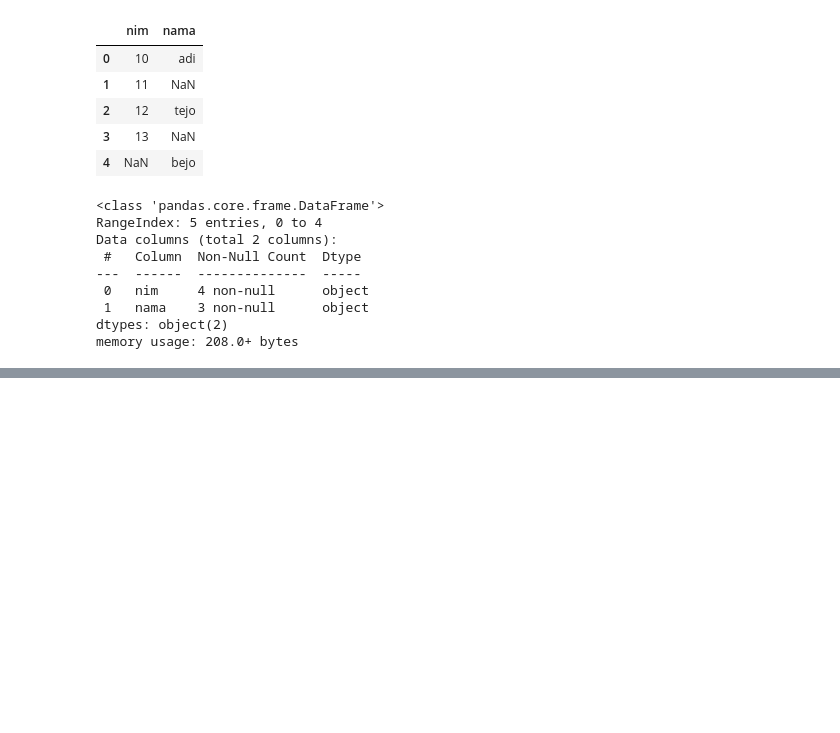
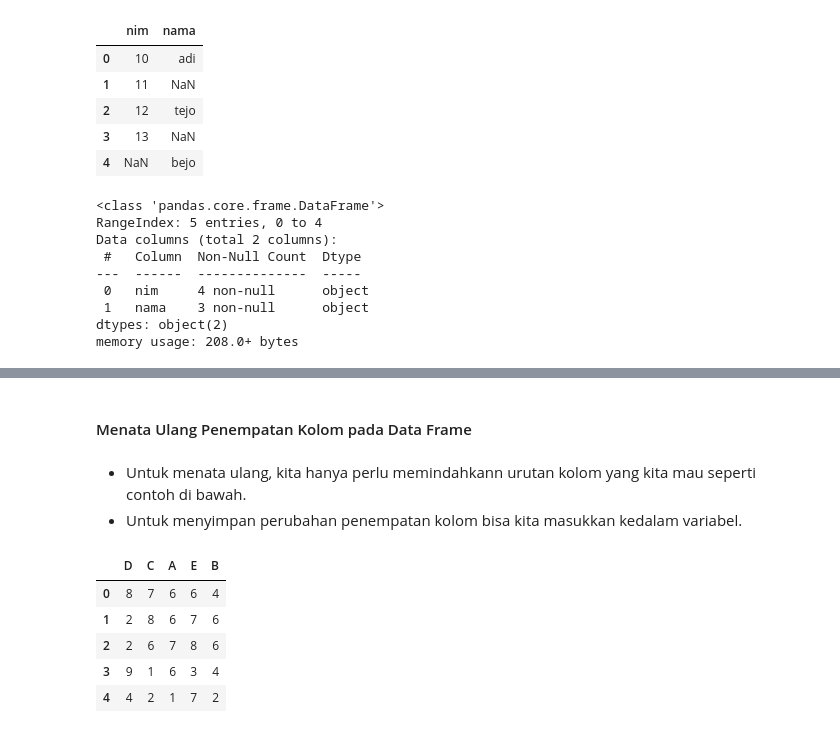
Before and after one commit to AlbertusAlanMehetabel/trik_pandas, a Jupyter notebook: Trik_Pandas_11.ipynb, the cells around one changed output, grey strips where cells are left out. Saved outputs shown, nothing was run; the diff lists cells and outputs as text; code cells hidden in the pictures; blank space fills up the shorter version.

```diff
--- a/Trik_Pandas_11.ipynb
+++ b/Trik_Pandas_11.ipynb
@@ -201,0 +235,14 @@ memory usage: 208.0+ bytes
+# %% [markdown]
+#### Menata Ulang Penempatan Kolom pada Data Frame
+# %% [markdown]
+- Untuk menata ulang, kita hanya perlu memindahkann urutan kolom yang kita mau seperti contoh di bawah.
+- Untuk menyimpan perubahan penempatan  kolom bisa kita masukkan kedalam variabel.
+# %%
+df[['D', 'C', 'A', 'E', 'B']]
+# %% [output]
+|  | D | C | A | E | B |
+| 0 | 8 | 7 | 6 | 6 | 4 |
+| 1 | 2 | 8 | 6 | 7 | 6 |
+| 2 | 2 | 6 | 7 | 8 | 6 |
+| 3 | 9 | 1 | 6 | 3 | 4 |
+| 4 | 4 | 2 | 1 | 7 | 2 |
```
Also changed, not shown: parts of 7 cells of this notebook.
